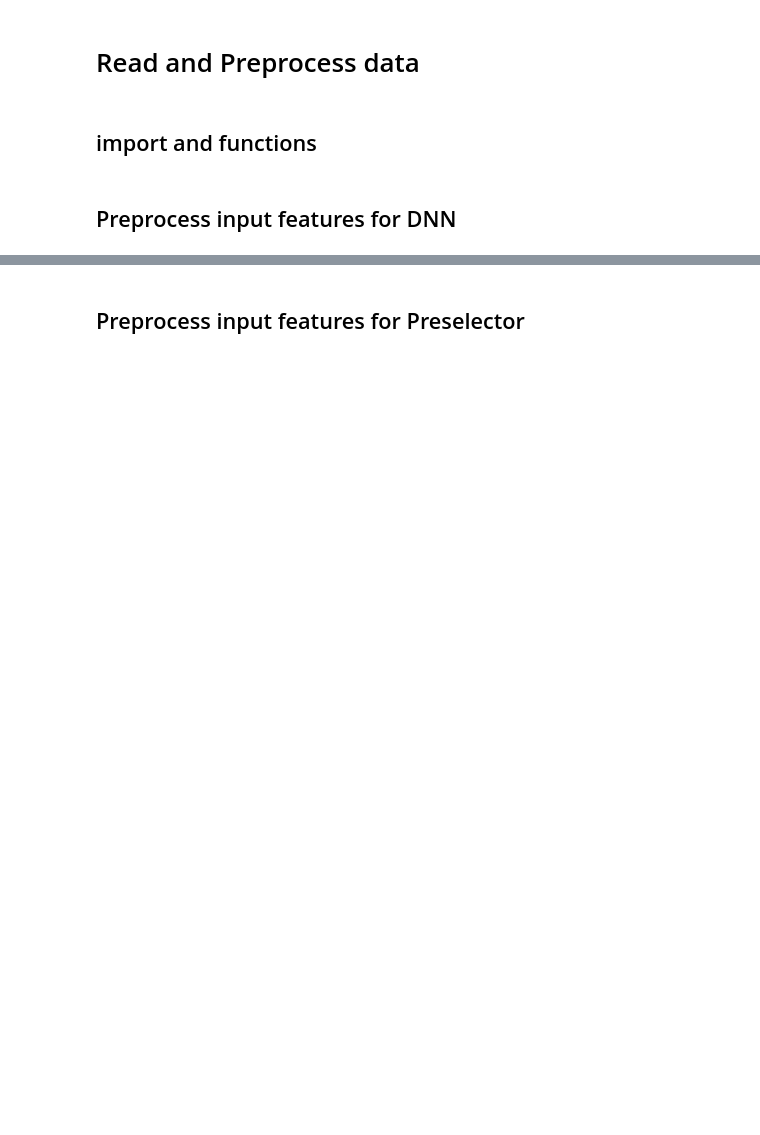
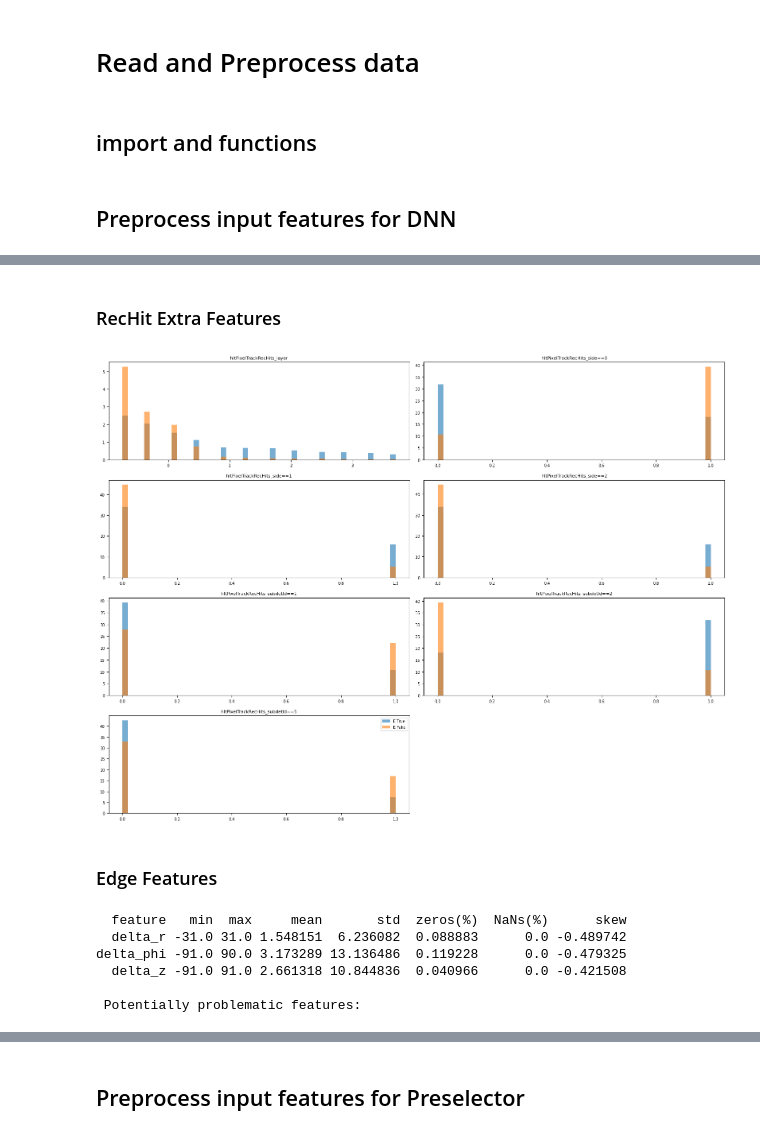
Before and after one commit to EmanueleCoradin/TrackSelectorDNN, a Jupyter notebook: PrepareOneHot.ipynb, the cells around one changed output, grey strips where cells are left out. Saved outputs shown, nothing was run; the diff lists cells and outputs as text; code cells hidden in the pictures; blank space fills up the shorter version.

```diff
--- a/PrepareOneHot.ipynb
+++ b/PrepareOneHot.ipynb
@@ -231,0 +474,52 @@ plot.plot_feature_distributions(
+# %% [markdown]
+### RecHit Extra Features
+# %%
+recHitFeaturesExtra_norm, recHitExtra_mean, recHitExtra_std = pre.normalize_features_masked(recHitExtraFeatures, isRecHitExtra, eps=EPSILON)
+
+cont_indices = [recHitExtraBranches.index(n) for n in CONTINUOUS_EXTRA]
+extra_cont = recHitFeaturesExtra_norm[...,cont_indices]
+recHitExtra_mean = recHitExtra_mean[...,cont_indices]
+recHitExtra_std = recHitExtra_std[...,cont_indices]
+
+onehot_extra_blocks = []
+onehot_extra_names  = []
+
+for name, values in ONE_HOT_CONFIG_EXTRA.items():
+    idx = recHitExtraBranches.index(name)
+    oh = one_hot_encode_feature(recHitExtraFeatures[...,idx], values, cap=max(values))
+    oh = oh.transpose(0, 2, 1)
+    onehot_extra_blocks.append(oh)
+    onehot_extra_names.extend([f"{name}=={v}" for v in values])
+
+extra_onehot = np.array(np.concatenate(onehot_extra_blocks, axis=2))
+
+# Final preselector input
+extra_features = np.array(np.concatenate([extra_cont, extra_onehot], axis=2))
+extra_names = CONTINUOUS_EXTRA + onehot_extra_names
+# %%
+extra_features_plot = np.array(pre.masked_flatten(extra_features, isRecHitExtra)).T
+y_hitsExtra = np.repeat(recoPixelTrackLabels, isRecHitExtra.sum(axis=1))  # only if you want to compare by label
+
+plot.plot_feature_distributions(
+    X_ref=extra_features_plot,
+    feature_names=extra_names,
+    y=y_hitsExtra,
+    labels=("Extra features recHits"),
+    n_cols=2,
+    bins=50
+)
+# %% [output]
+[figure, added]
+# %% [markdown]
+### Edge Features
+# %%
+summary_edge = summ.summarize_features(edge_features, edge_features_name)
+summary_edge_df = summ.print_summary_table(summary_edge, sort_by="skew", top=15)
+issues_edge = summ.flag_outliers(summary_edge)
+# %% [output]
+  feature   min  max     mean       std  zeros(%)  NaNs(%)      skew
+  delta_r -31.0 31.0 1.548151  6.236082  0.088883      0.0 -0.489742
+delta_phi -91.0 90.0 3.173289 13.136486  0.119228      0.0 -0.479325
+  delta_z -91.0 91.0 2.661318 10.844836  0.040966      0.0 -0.421508
+
+ Potentially problematic features:
```
Also changed, not shown: parts of 25 cells of this notebook, 6 other files.
